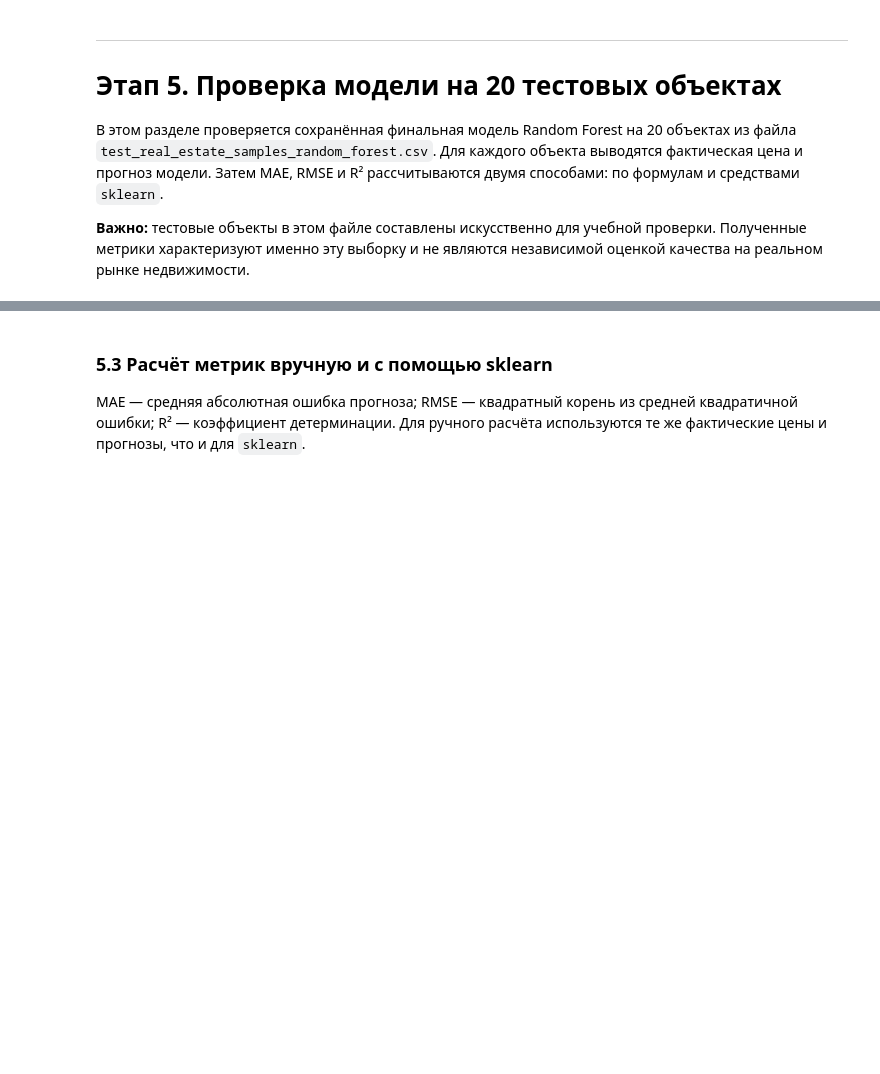
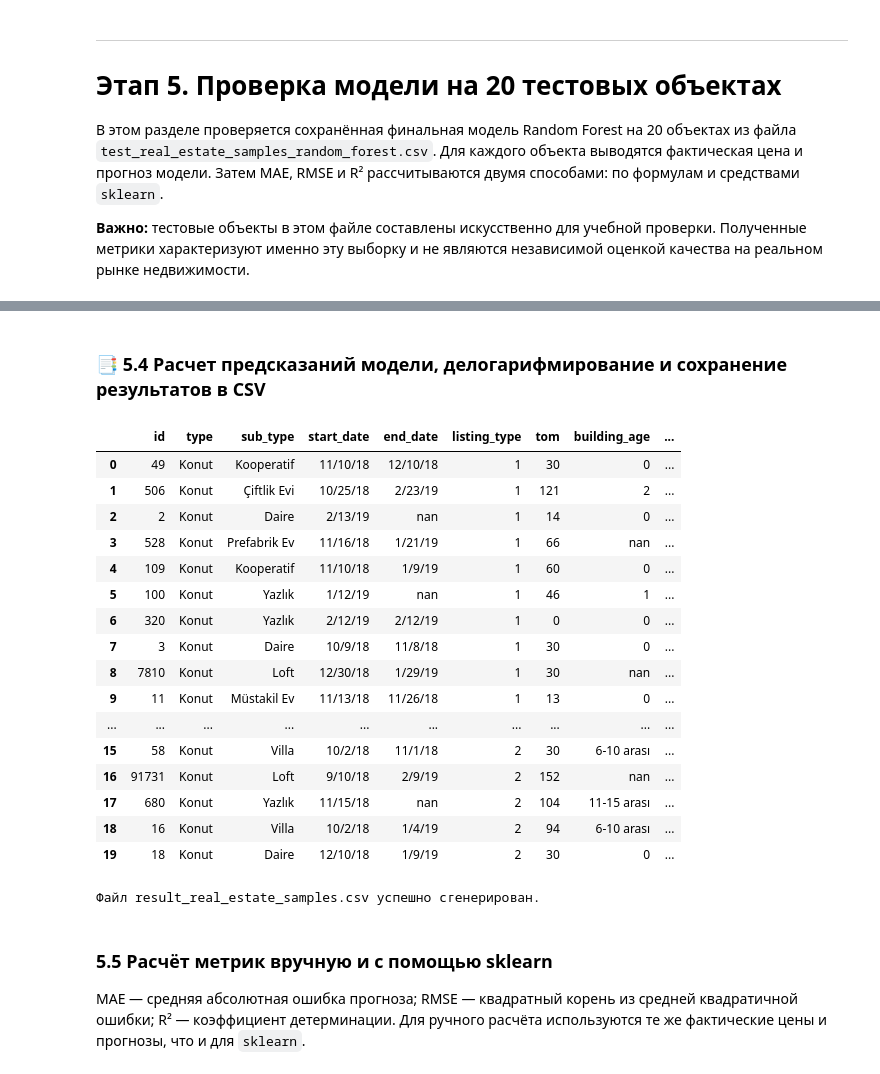
Before and after one commit to disputes321-maker/turkishairlines, a Jupyter notebook: sovm_final_random_forest_with_test.ipynb, the cells around one changed output, grey strips where cells are left out. Drawn from its saved outputs; the diff is of its cells as text; code cells hidden in the pictures; blank space fills up the shorter version.

```diff
--- a/sovm_final_random_forest_with_test.ipynb
+++ b/sovm_final_random_forest_with_test.ipynb
@@ -1432,4 +1468,51 @@ print(f"Финальная модель: {best_name}")
+# %% [markdown]
+### 📑 5.4 Расчет предсказаний модели, делогарифмирование и сохранение результатов в CSV
+# %%
+from sklearn.metrics import r2_score
+
+y_true_log = np.log1p(y_true_orig)
+
+pred_log_raw = my_custom_model.predict(X_samples)
+
+
+y_pred_orig = np.maximum(np.expm1(pred_log_raw), 0)
+
+result_df = test_df.loc[valid_mask].copy()
+result_df["ФИО"] = "Гареев Рустам"
+result_df["Группа"] = "23П-2"
+result_df["Прогноз модели, TRY"] = y_pred_orig
+
+display(
+    result_df.head(20).style.format(
+        {"price": "{:,.0f}", "Прогноз модели, TRY": "{:,.0f}"
+    })
+)
+
+result_df.to_csv(
+    "result_real_estate_samples.csv", index=False, encoding="utf-8-sig"
+)
+
+print("Файл result_real_estate_samples.csv успешно сгенерирован.")
+# %% [output]
+|  | id | type | sub_type | start_date | end_date | listing_type | tom | building_age | ... |
+| 0 | 49 | Konut | Kooperatif | 11/10/18 | 12/10/18 | 1 | 30 | 0 | ... |
+| 1 | 506 | Konut | Çiftlik Evi | 10/25/18 | 2/23/19 | 1 | 121 | 2 | ... |
+| 2 | 2 | Konut | Daire | 2/13/19 | nan | 1 | 14 | 0 | ... |
+| 3 | 528 | Konut | Prefabrik Ev | 11/16/18 | 1/21/19 | 1 | 66 | nan | ... |
+| 4 | 109 | Konut | Kooperatif | 11/10/18 | 1/9/19 | 1 | 60 | 0 | ... |
+| 5 | 100 | Konut | Yazlık | 1/12/19 | nan | 1 | 46 | 1 | ... |
+| 6 | 320 | Konut | Yazlık | 2/12/19 | 2/12/19 | 1 | 0 | 0 | ... |
+| 7 | 3 | Konut | Daire | 10/9/18 | 11/8/18 | 1 | 30 | 0 | ... |
+| 8 | 7810 | Konut | Loft | 12/30/18 | 1/29/19 | 1 | 30 | nan | ... |
+| 9 | 11 | Konut | Müstakil Ev | 11/13/18 | 11/26/18 | 1 | 13 | 0 | ... |
+| ... | ... | ... | ... | ... | ... | ... | ... | ... | ... |
+| 15 | 58 | Konut | Villa | 10/2/18 | 11/1/18 | 2 | 30 | 6-10 arası | ... |
+| 16 | 91731 | Konut | Loft | 9/10/18 | 2/9/19 | 2 | 152 | nan | ... |
+| 17 | 680 | Konut | Yazlık | 11/15/18 | nan | 2 | 104 | 11-15 arası | ... |
+| 18 | 16 | Konut | Villa | 10/2/18 | 1/4/19 | 2 | 94 | 6-10 arası | ... |
+| 19 | 18 | Konut | Daire | 12/10/18 | 1/9/19 | 2 | 30 | 0 | ... |
+Файл result_real_estate_samples.csv успешно сгенерирован.
 # %% [markdown]
-### 5.3 Расчёт метрик вручную и с помощью sklearn
+### 5.5 Расчёт метрик вручную и с помощью sklearn
 
 MAE — средняя абсолютная ошибка прогноза; RMSE — квадратный корень из средней квадратичной ошибки; R² — коэффициент детерминации. Для ручного расчёта используются те же фактические цены и прогнозы, что и для `sklearn`.
```
Also changed, not shown: parts of 16 cells of this notebook.
